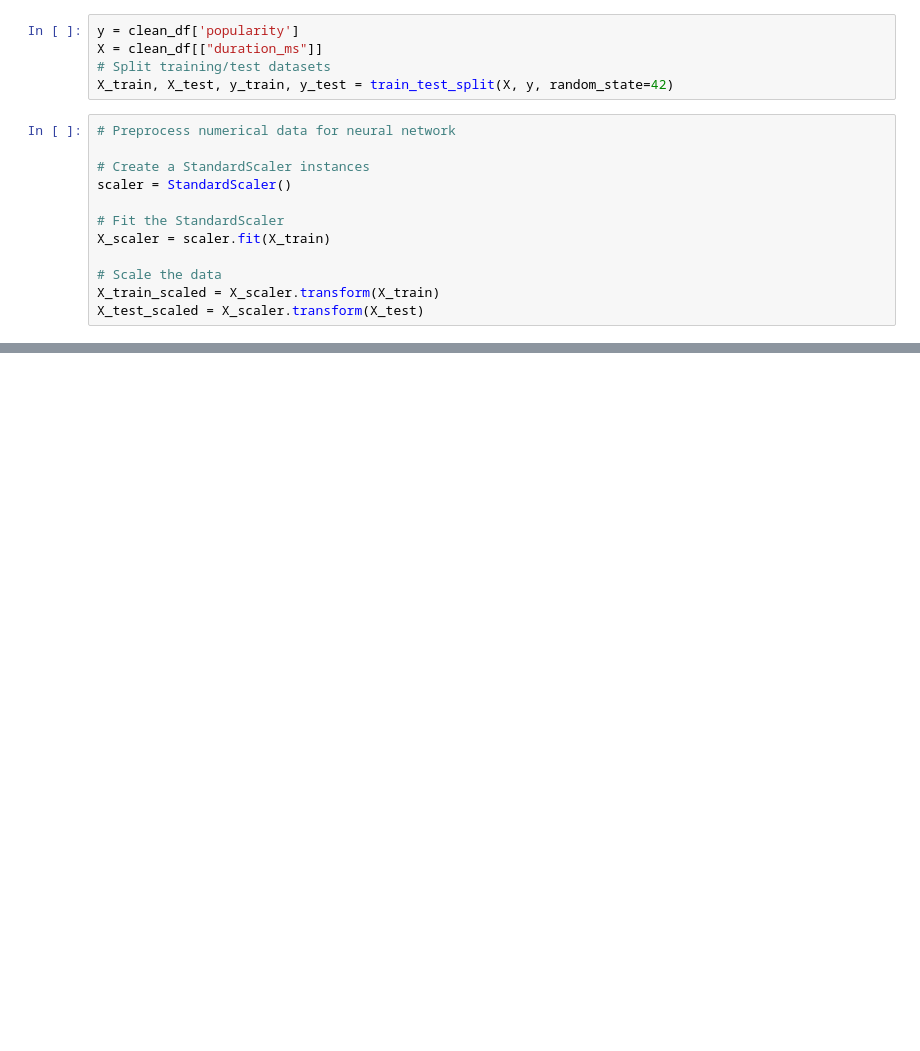
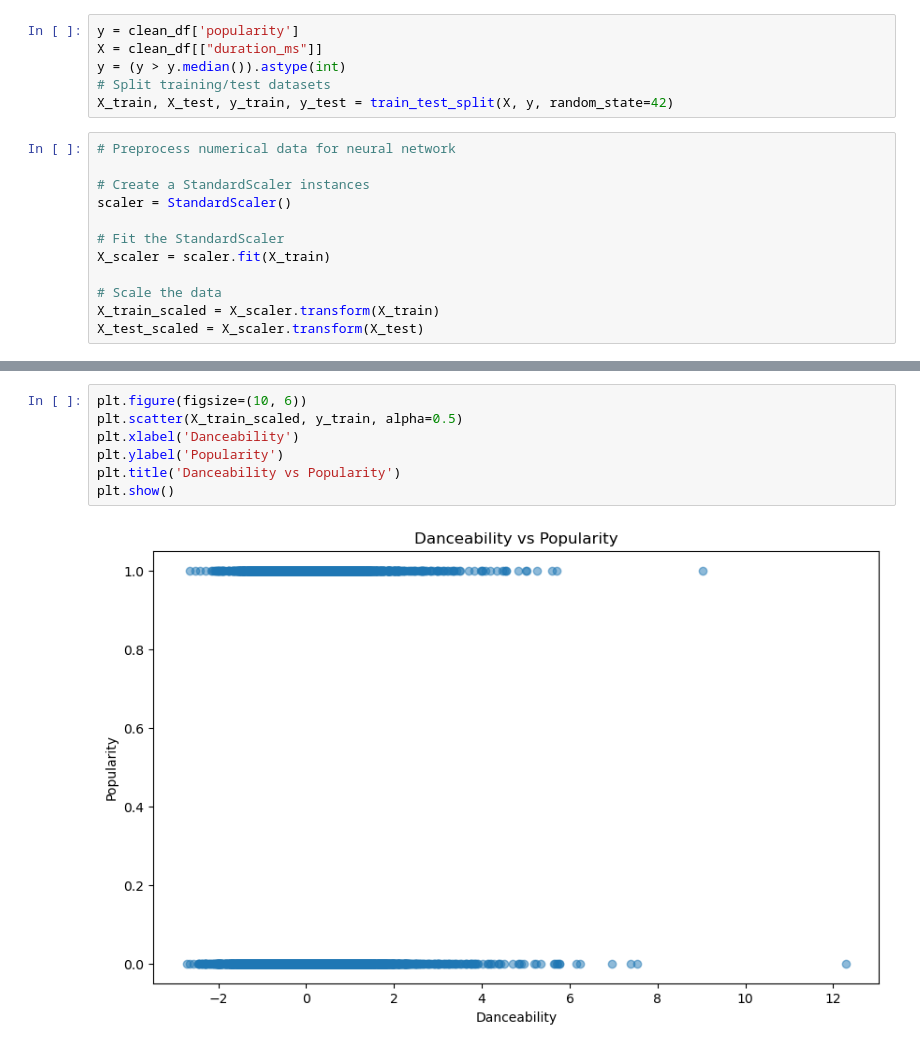
Before and after one commit to seanrubin/Predicting-Popularity-of-Spotify, a Jupyter notebook: spotify_machinelearning.ipynb, the cells around one changed output, grey strips where cells are left out. Saved outputs shown, nothing was run; the diff lists cells and outputs as text; blank space fills up the shorter version.

```diff
--- a/spotify_machinelearning.ipynb
+++ b/spotify_machinelearning.ipynb
@@ -33,6 +91,7 @@ clean_df.head()
 # %%
 y = clean_df['popularity']
 X = clean_df[["duration_ms"]]
+y = (y > y.median()).astype(int)
 # Split training/test datasets
 X_train, X_test, y_train, y_test = train_test_split(X, y, random_state=42)
 # %%
@@ -83,0 +143,9 @@ Loss: -76799896.0, Accuracy: 0.0
+# %%
+plt.figure(figsize=(10, 6))
+plt.scatter(X_train_scaled, y_train, alpha=0.5)
+plt.xlabel('Danceability')
+plt.ylabel('Popularity')
+plt.title('Danceability vs Popularity')
+plt.show()
+# %% [output]
+[figure, added]
```
Also changed, not shown: parts of 11 cells of this notebook.
